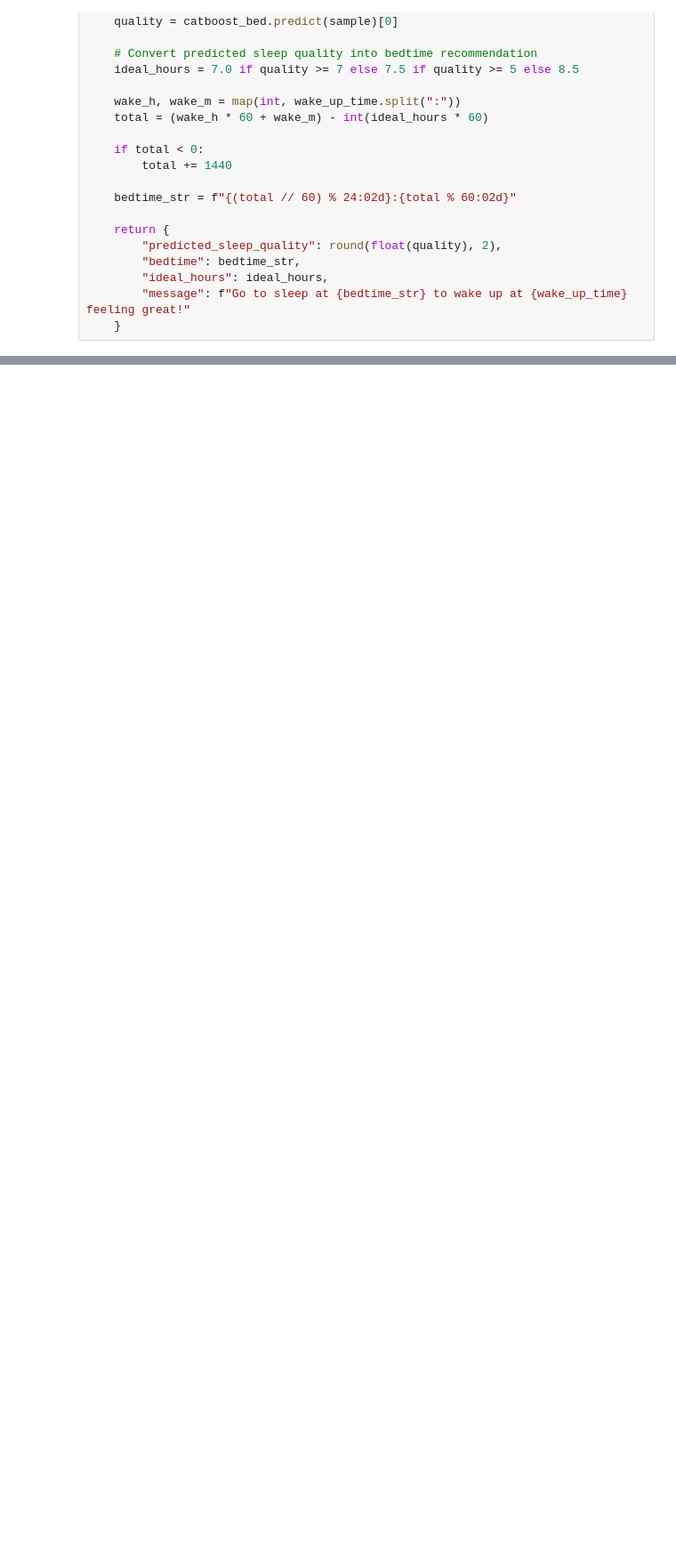
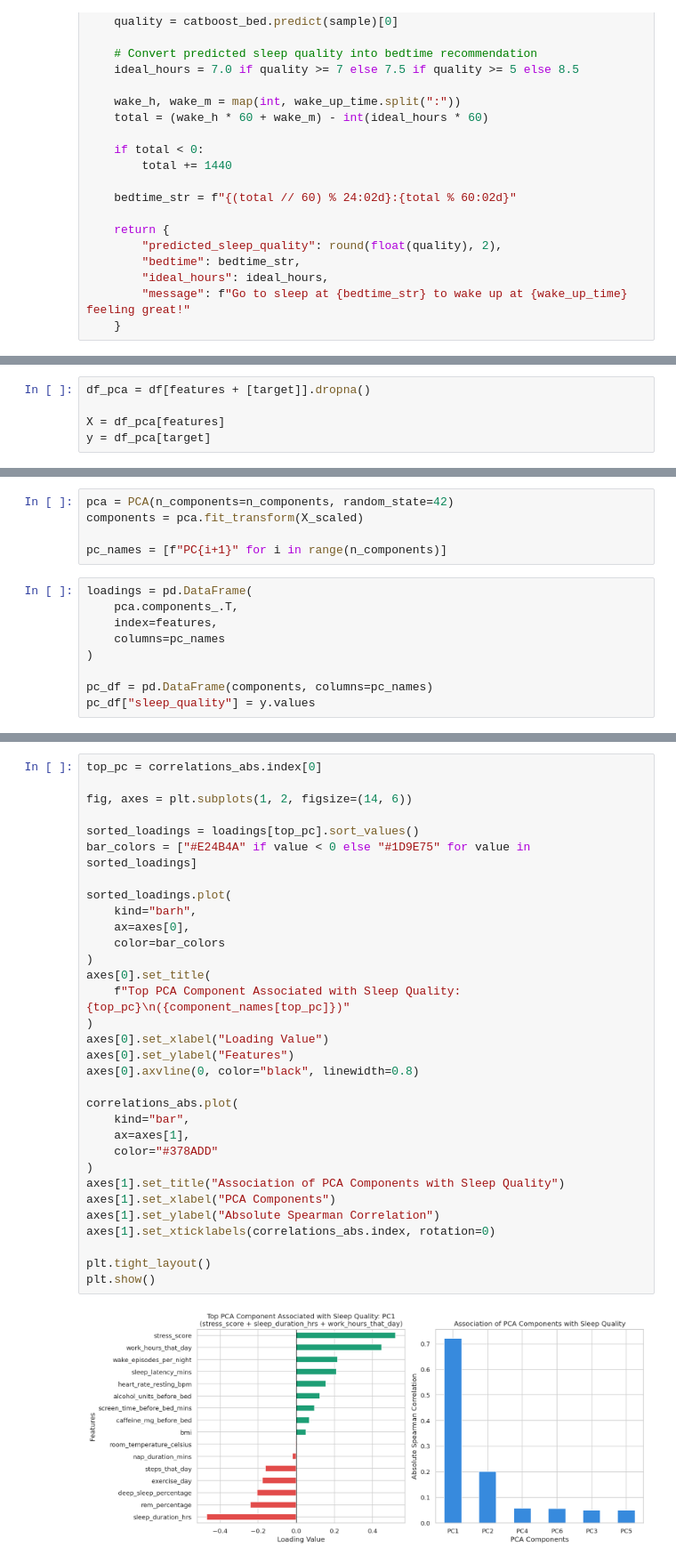
Before and after one commit to ibtihal7alharbi-tech/ML-project, a Jupyter notebook: sleep_disorder_risk_prediction.ipynb, the cells around one changed output, grey strips where cells are left out. Shown at 89% size. Drawn from its saved outputs; the diff is of its cells as text; blank space fills up the shorter version.

```diff
--- a/sleep_disorder_risk_prediction.ipynb
+++ b/sleep_disorder_risk_prediction.ipynb
@@ -1690,0 +1630,5 @@ def get_saboteurs(user_input):
+# %%
+df_pca = df[features + [target]].dropna()
+
+X = df_pca[features]
+y = df_pca[target]
@@ -1690,0 +1640,14 @@ def get_saboteurs(user_input):
+# %%
+pca = PCA(n_components=n_components, random_state=42)
+components = pca.fit_transform(X_scaled)
+
+pc_names = [f"PC{i+1}" for i in range(n_components)]
+# %%
+loadings = pd.DataFrame(
+    pca.components_.T,
+    index=features,
+    columns=pc_names
+)
+
+pc_df = pd.DataFrame(components, columns=pc_names)
+pc_df["sleep_quality"] = y.values
@@ -1690,0 +1696,34 @@ def get_saboteurs(user_input):
+# %%
+top_pc = correlations_abs.index[0]
+
+fig, axes = plt.subplots(1, 2, figsize=(14, 6))
+
+sorted_loadings = loadings[top_pc].sort_values()
+bar_colors = ["#E24B4A" if value < 0 else "#1D9E75" for value in sorted_loadings]
+
+sorted_loadings.plot(
+    kind="barh",
+    ax=axes[0],
+    color=bar_colors
+)
+axes[0].set_title(
+    f"Top PCA Component Associated with Sleep Quality: {top_pc}\n({component_names[top_pc]})"
+)
+axes[0].set_xlabel("Loading Value")
+axes[0].set_ylabel("Features")
+axes[0].axvline(0, color="black", linewidth=0.8)
+
+correlations_abs.plot(
+    kind="bar",
+    ax=axes[1],
+    color="#378ADD"
+)
+axes[1].set_title("Association of PCA Components with Sleep Quality")
+axes[1].set_xlabel("PCA Components")
+axes[1].set_ylabel("Absolute Spearman Correlation")
+axes[1].set_xticklabels(correlations_abs.index, rotation=0)
+
+plt.tight_layout()
+plt.show()
+# %% [output]
+[figure, added]
```
Also changed, not shown: parts of 13 cells of this notebook.
